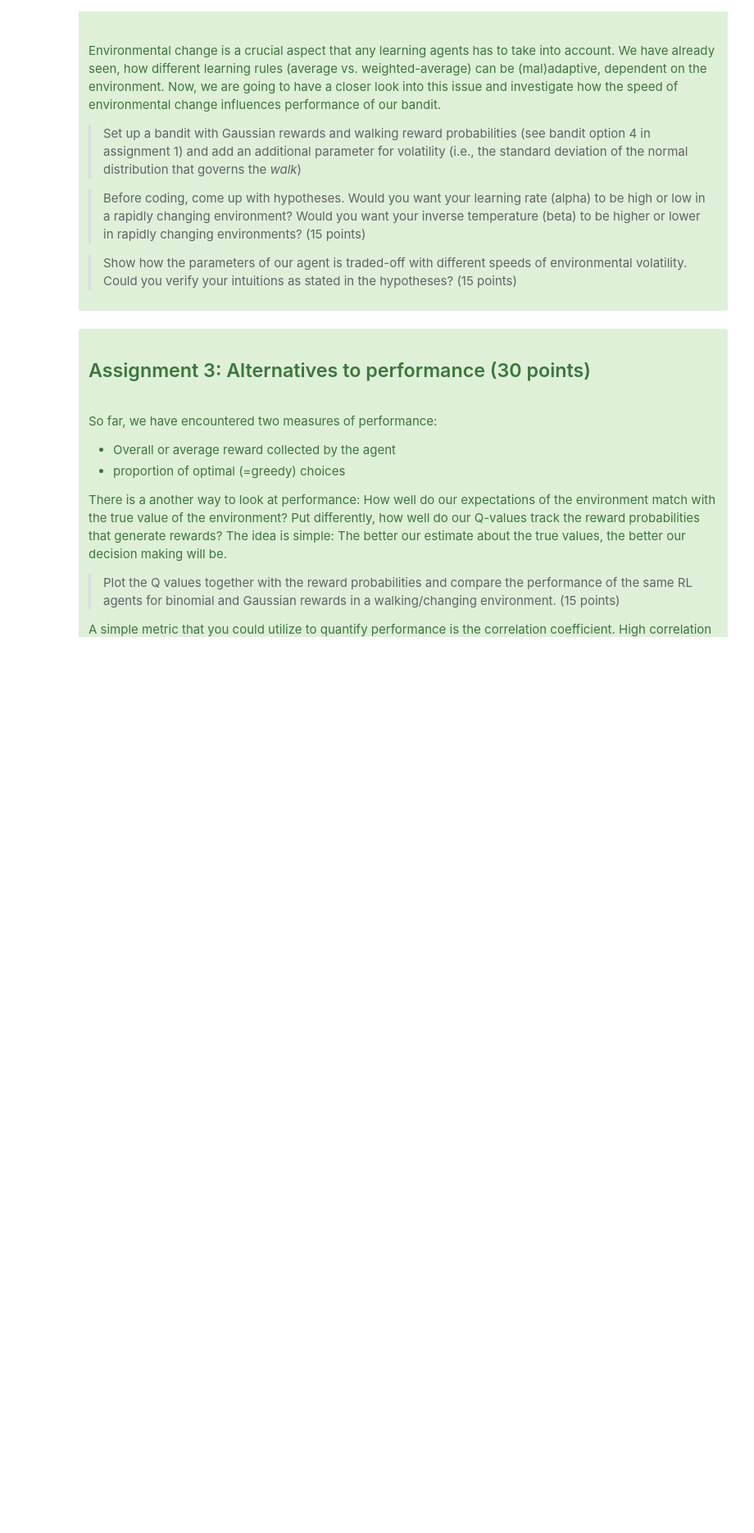
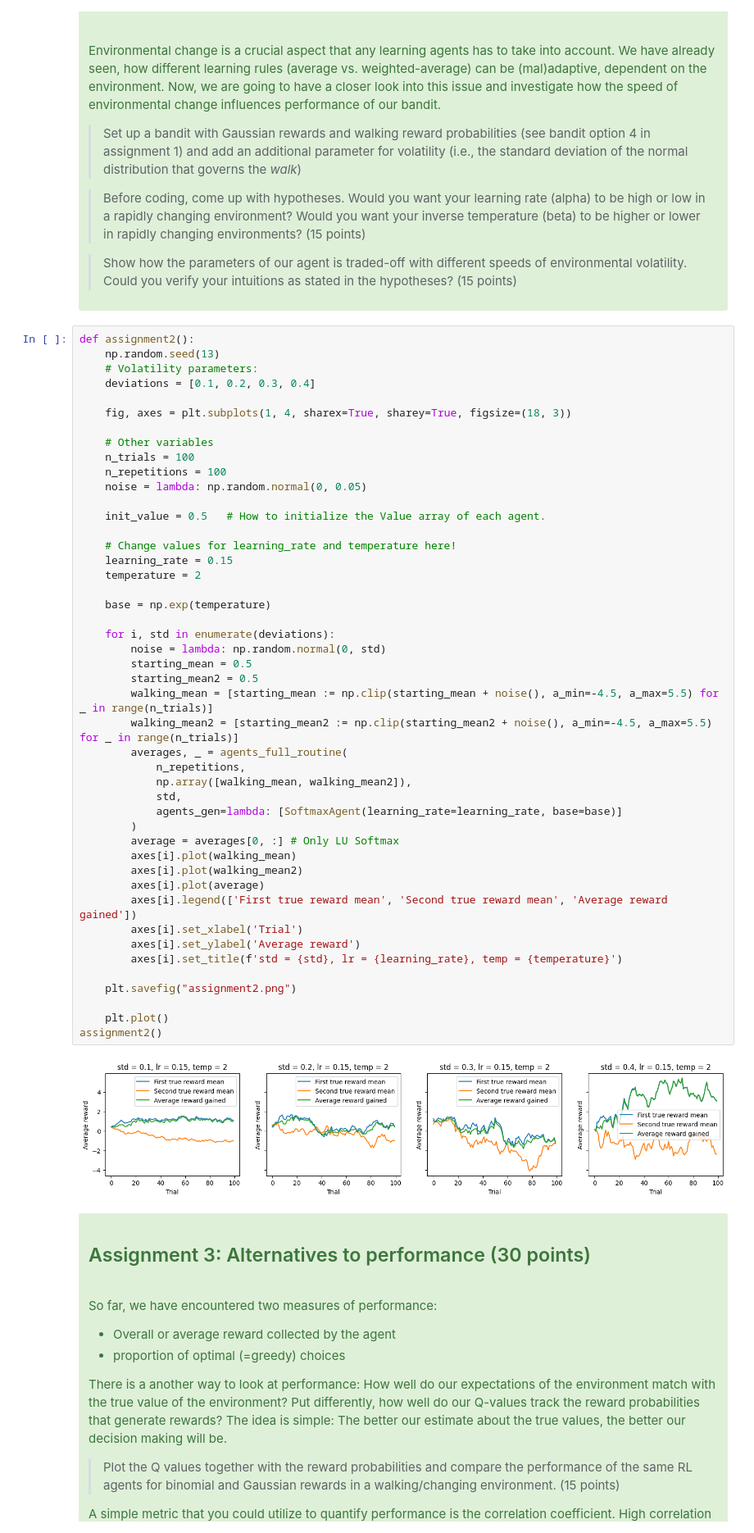
Before and after one commit to LuisKleinwort/CognitiveModellingAssignment2, a Jupyter notebook: CogMod24_bandit_solution.ipynb, the cells around one changed output. Shown at 82% size. Saved outputs shown, nothing was run; the diff lists cells and outputs as text; blank space fills up the shorter version.

```diff
--- a/CogMod24_bandit_solution.ipynb
+++ b/CogMod24_bandit_solution.ipynb
@@ -777,6 +782,54 @@ Environmental change is a crucial aspect that any learning agents has to take in
 
 
 </div>
+# %%
+def assignment2():
+    np.random.seed(13)
+    # Volatility parameters:
+    deviations = [0.1, 0.2, 0.3, 0.4]
+
+    fig, axes = plt.subplots(1, 4, sharex=True, sharey=True, figsize=(18, 3))
+
+    # Other variables
+    n_trials = 100
+    n_repetitions = 100
+    noise = lambda: np.random.normal(0, 0.05)
+
+    init_value = 0.5   # How to initialize the Value array of each agent.
+
+    # Change values for learning_rate and temperature here!
+    learning_rate = 0.15
+    temperature = 2
+
+    base = np.exp(temperature)
+
+    for i, std in enumerate(deviations):
+        noise = lambda: np.random.normal(0, std)
+        starting_mean = 0.5
+        starting_mean2 = 0.5
+        walking_mean = [starting_mean := np.clip(starting_mean + noise(), a_min=-4.5, a_max=5.5) for _ in range(n_trials)]
+        walking_mean2 = [starting_mean2 := np.clip(starting_mean2 + noise(), a_min=-4.5, a_max=5.5) for _ in range(n_trials)]
+        averages, _ = agents_full_routine(
+            n_repetitions,
+            np.array([walking_mean, walking_mean2]),
+            std,
+            agents_gen=lambda: [SoftmaxAgent(learning_rate=learning_rate, base=base)]
+        )
+        average = averages[0, :] # Only LU Softmax
+        axes[i].plot(walking_mean)
+        axes[i].plot(walking_mean2)
+        axes[i].plot(average)
+        axes[i].legend(['First true reward mean', 'Second true reward mean', 'Average reward gained'])
+        axes[i].set_xlabel('Trial')
+        axes[i].set_ylabel('Average reward')
+        axes[i].set_title(f'std = {std}, lr = {learning_rate}, temp = {temperature}')
+
+    plt.savefig("assignment2.png")
+
+    plt.plot()
+assignment2()
+# %% [output]
+[figure, added]
 # %% [markdown]
 <div class="alert alert-success" role="alert">
 <h2> Assignment 3: Alternatives to performance (30 points) </h2><br>
```
Also changed, not shown: parts of 13 cells of this notebook.
